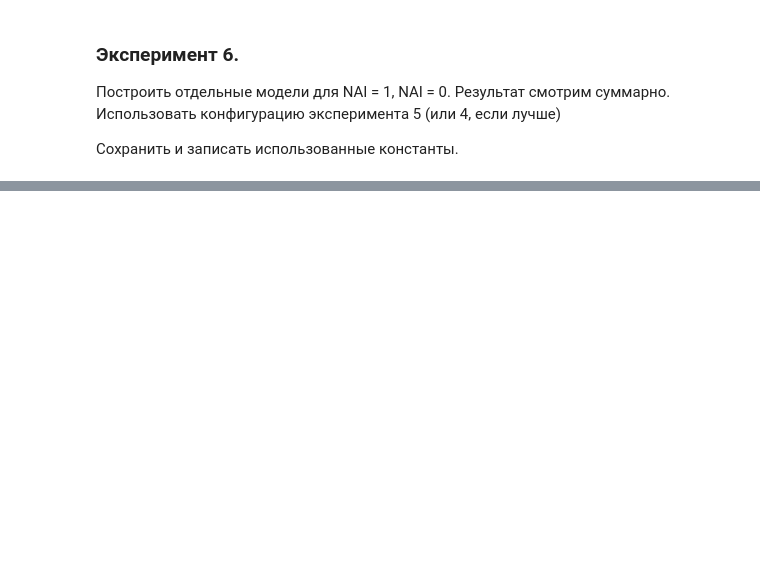
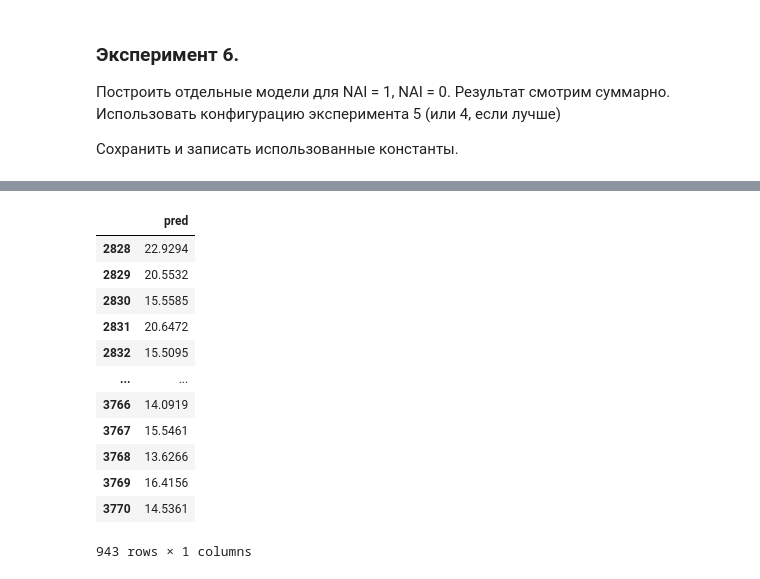
Before and after one commit to skeptlk/ecm, a Jupyter notebook: ex6_nai.ipynb, the cells around one changed output, grey strips where cells are left out. Drawn from its saved outputs; the diff is of its cells as text; code cells hidden in the pictures; blank space fills up the shorter version.

```diff
--- a/ex6_nai.ipynb
+++ b/ex6_nai.ipynb
@@ -78,0 +94,16 @@ Baseline: rmse = 1.770 mae = 1.305 r2 = 0.439
+# %%
+predicted_test
+# %% [output]
+|  | pred |
+| 2828 | 22.9294 |
+| 2829 | 20.5532 |
+| 2830 | 15.5585 |
+| 2831 | 20.6472 |
+| 2832 | 15.5095 |
+| ... | ... |
+| 3766 | 14.0919 |
+| 3767 | 15.5461 |
+| 3768 | 13.6266 |
+| 3769 | 16.4156 |
+| 3770 | 14.5361 |
+943 rows × 1 columns
```
Also changed, not shown: parts of 6 cells of this notebook, 3 other files.
